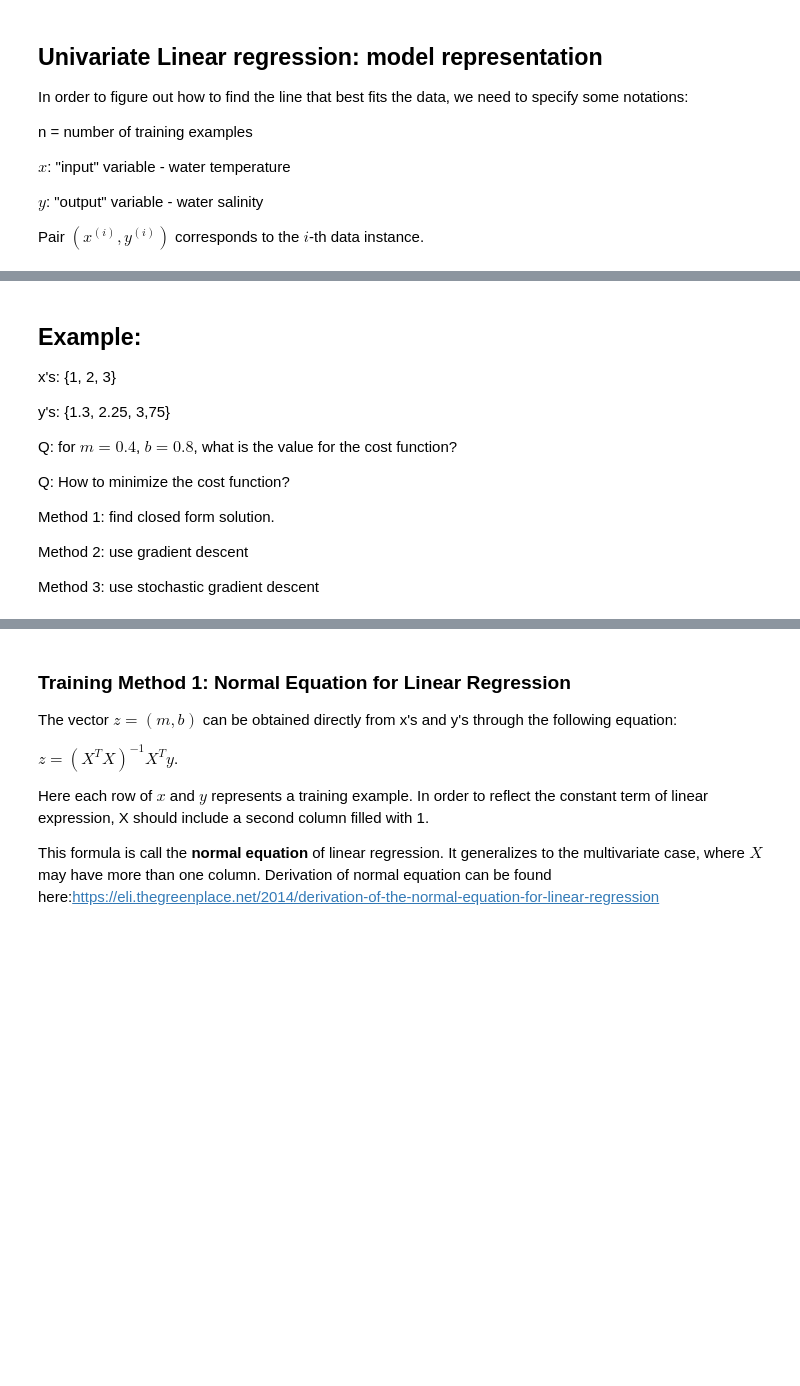
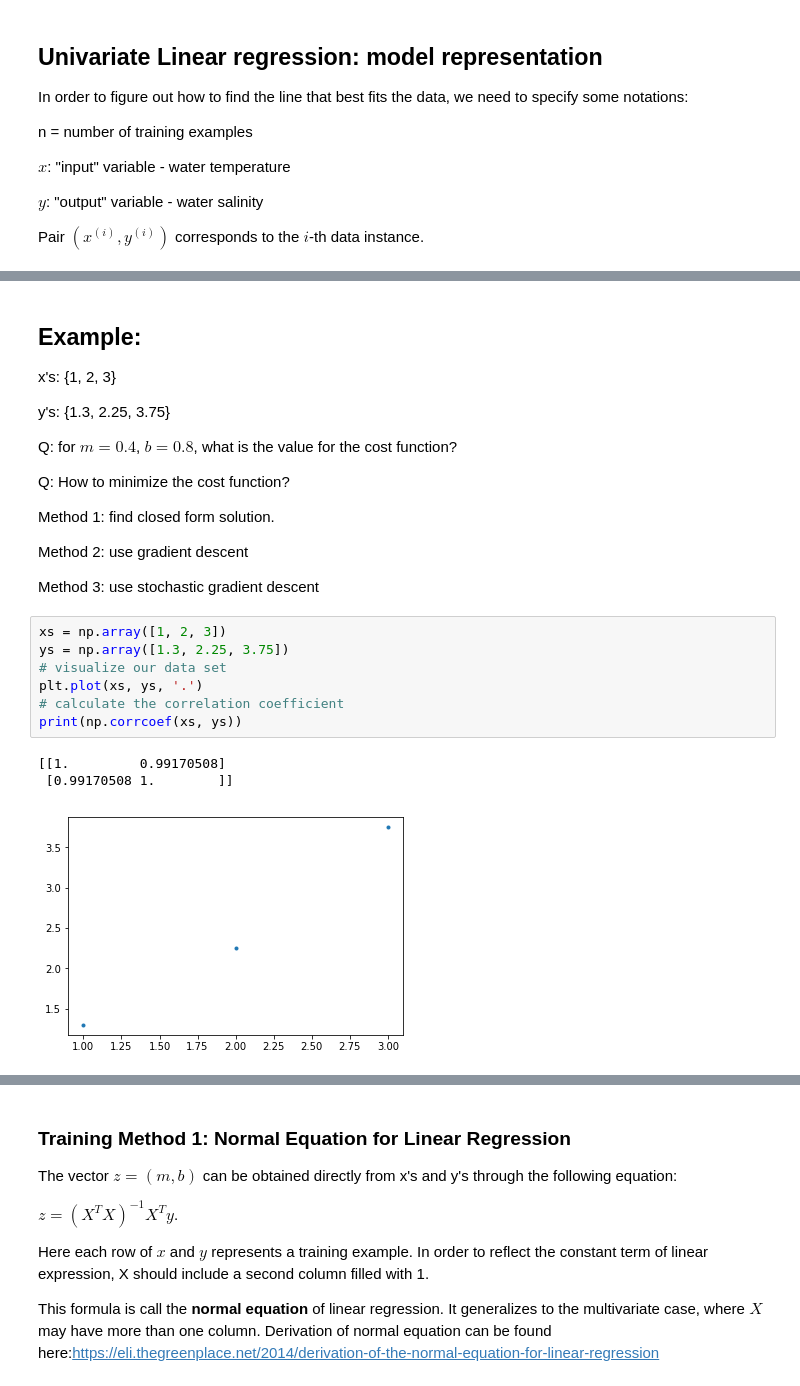
Before and after one commit to asgharm1999/Machine-Learning, a Jupyter notebook: Week 4.ipynb, the cells around one changed output, grey strips where cells are left out. Cells and saved outputs as stored; diff of their text form; blank space fills up the shorter version.

```diff
--- a/Week 4.ipynb
+++ b/Week 4.ipynb
@@ -217,7 +217,7 @@ The expression to be minimized is called the cost function of the model.
 
 x's: {1, 2, 3}
 
-y's: {1.3, 2.25, 3,75}
+y's: {1.3, 2.25, 3.75}
 
 Q: for $m=0.4$, $b=0.8$, what is the value for the cost function?
 
@@ -228,3 +228,14 @@ Method 1: find closed form solution.
 Method 2: use gradient descent
 
 Method 3: use stochastic gradient descent
+# %%
+xs = np.array([1, 2, 3])
+ys = np.array([1.3, 2.25, 3.75])
+# visualize our data set
+plt.plot(xs, ys, '.')
+# calculate the correlation coefficient
+print(np.corrcoef(xs, ys))
+# %% [output]
+[[1.         0.99170508]
+ [0.99170508 1.        ]]
+[figure, added]
```
Also changed, not shown: parts of 27 cells of this notebook.
